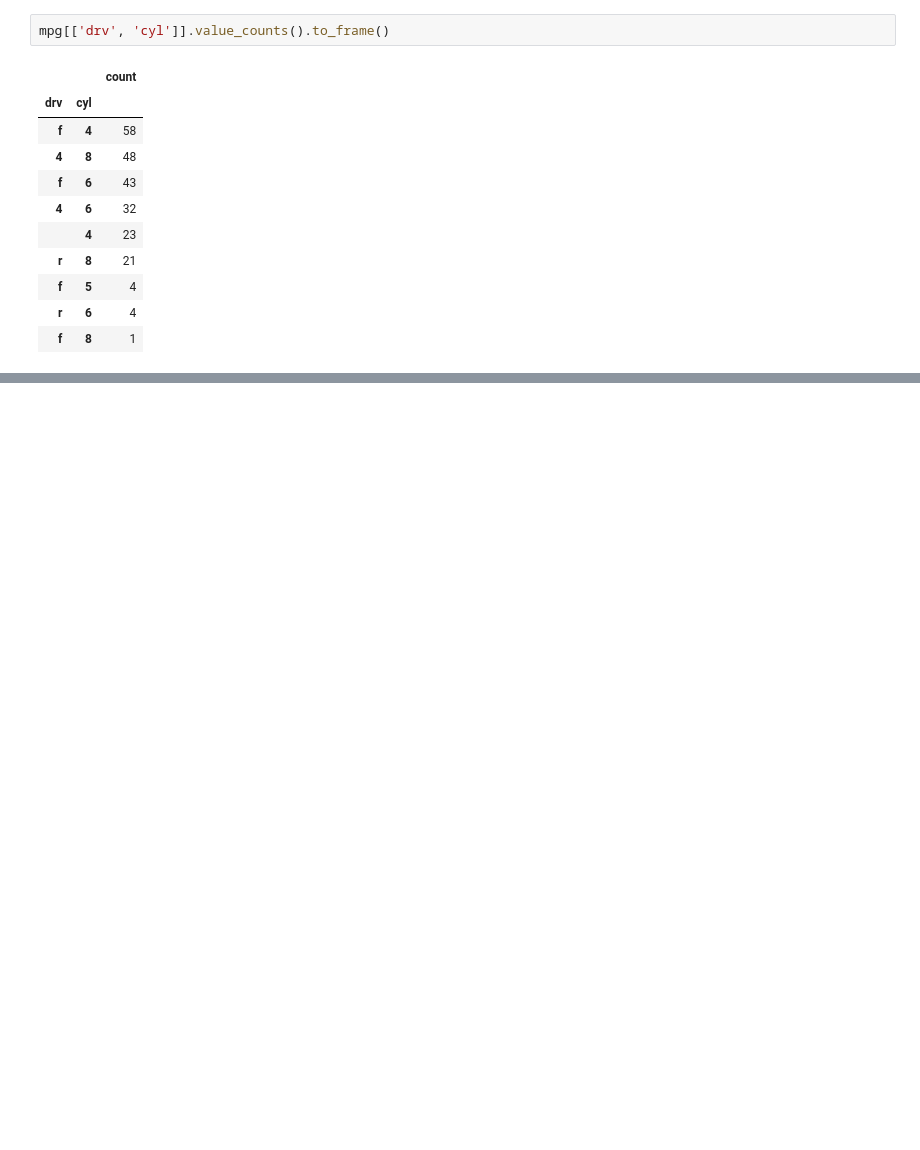
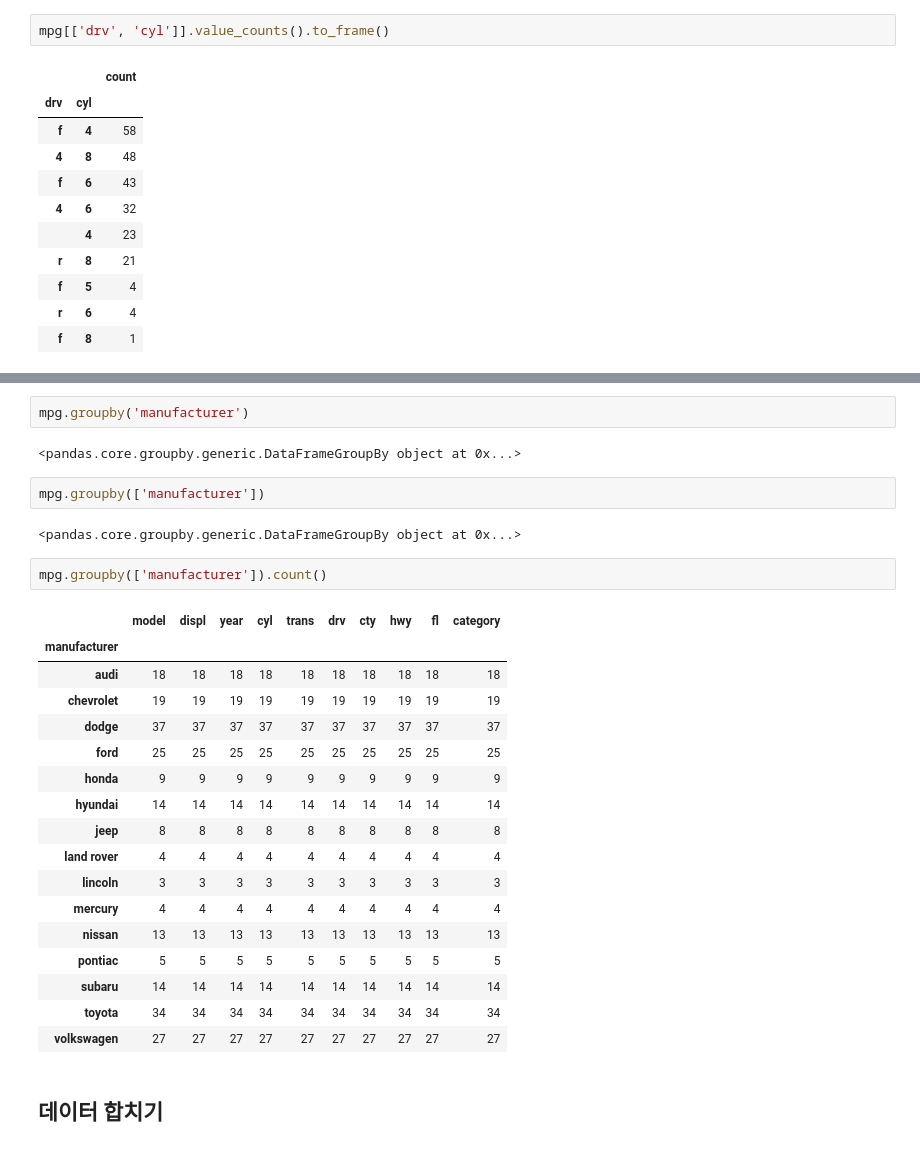
Before and after one commit to Acsr17107/2025-1-myclass-BDA, a Jupyter notebook: inclass/06w_B_web_0409_easy_ch06_07.ipynb, the cells around one changed output, grey strips where cells are left out. Drawn from its saved outputs; the diff is of its cells as text; blank space fills up the shorter version.

```diff
--- a/inclass/06w_B_web_0409_easy_ch06_07.ipynb
+++ b/inclass/06w_B_web_0409_easy_ch06_07.ipynb
@@ -863,0 +959,30 @@ mpg[['drv', 'cyl']].value_counts().to_frame()
+# %%
+mpg.groupby('manufacturer')
+# %% [output]
+<pandas.core.groupby.generic.DataFrameGroupBy object at 0x...>
+# %%
+mpg.groupby(['manufacturer'])
+# %% [output]
+<pandas.core.groupby.generic.DataFrameGroupBy object at 0x...>
+# %%
+mpg.groupby(['manufacturer']).count()
+# %% [output]
+|  | model | displ | year | cyl | trans | drv | cty | hwy | fl | category |
+| manufacturer |  |  |  |  |  |  |  |  |  |  |
+| audi | 18 | 18 | 18 | 18 | 18 | 18 | 18 | 18 | 18 | 18 |
+| chevrolet | 19 | 19 | 19 | 19 | 19 | 19 | 19 | 19 | 19 | 19 |
+| dodge | 37 | 37 | 37 | 37 | 37 | 37 | 37 | 37 | 37 | 37 |
+| ford | 25 | 25 | 25 | 25 | 25 | 25 | 25 | 25 | 25 | 25 |
+| honda | 9 | 9 | 9 | 9 | 9 | 9 | 9 | 9 | 9 | 9 |
+| hyundai | 14 | 14 | 14 | 14 | 14 | 14 | 14 | 14 | 14 | 14 |
+| jeep | 8 | 8 | 8 | 8 | 8 | 8 | 8 | 8 | 8 | 8 |
+| land rover | 4 | 4 | 4 | 4 | 4 | 4 | 4 | 4 | 4 | 4 |
+| lincoln | 3 | 3 | 3 | 3 | 3 | 3 | 3 | 3 | 3 | 3 |
+| mercury | 4 | 4 | 4 | 4 | 4 | 4 | 4 | 4 | 4 | 4 |
+| nissan | 13 | 13 | 13 | 13 | 13 | 13 | 13 | 13 | 13 | 13 |
+| pontiac | 5 | 5 | 5 | 5 | 5 | 5 | 5 | 5 | 5 | 5 |
+| subaru | 14 | 14 | 14 | 14 | 14 | 14 | 14 | 14 | 14 | 14 |
+| toyota | 34 | 34 | 34 | 34 | 34 | 34 | 34 | 34 | 34 | 34 |
+| volkswagen | 27 | 27 | 27 | 27 | 27 | 27 | 27 | 27 | 27 | 27 |
+# %% [markdown]
+## 데이터 합치기
```
Also changed, not shown: parts of 40 cells of this notebook.
